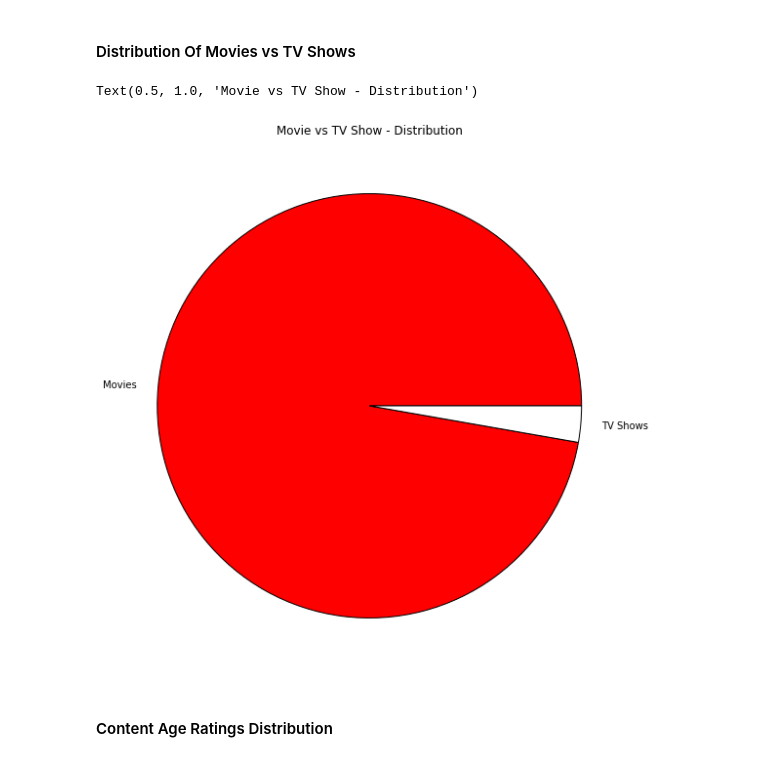
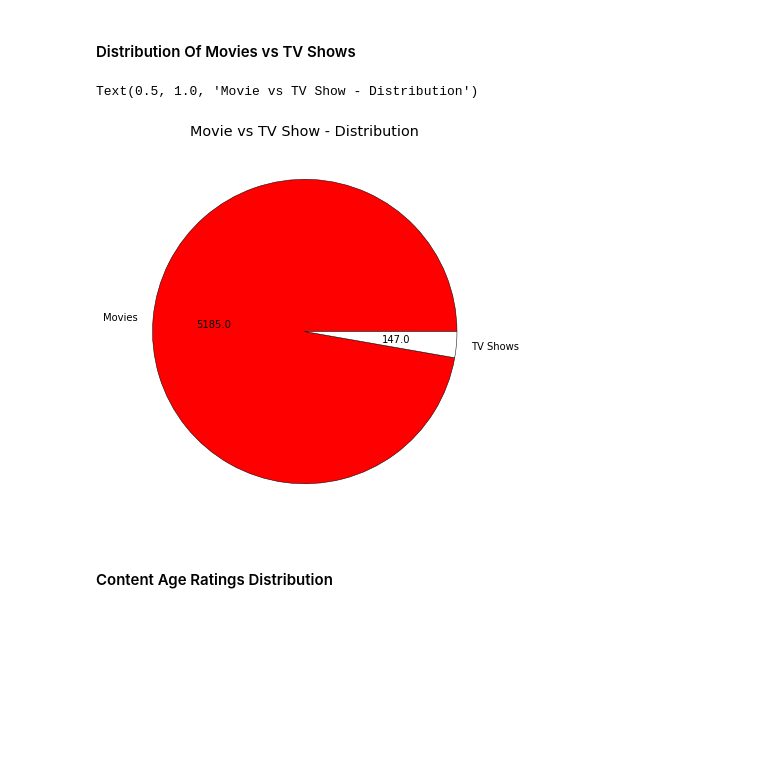
Before and after one commit to SunpreetSChahal/Netflix_EDA-ML, a Jupyter notebook: Netflix Data - EDA and ML Practice.ipynb, the cells around one changed output. Cells and saved outputs as stored; diff of their text form; code cells hidden in the pictures; blank space fills up the shorter version.

Commit message:
Add files via upload
added values to the pie

```diff
--- a/Netflix Data - EDA and ML Practice.ipynb
+++ b/Netflix Data - EDA and ML Practice.ipynb
@@ -147,19 +138,26 @@ list(cols) # List makes it easier to read
 #### Distribution Of Movies vs TV Shows
 # %%
 # Distribution Pie
-plt.figure(figsize=(15,10))
+plt.figure(figsize=(10,7))
 
 # Assign values
 movies_c = len(movies)
 tv_shows_c = len(tv_shows)
+m_and_tv_count = np.array([movies_c, tv_shows_c])
+
+# Function to plot values to the pie - this will allow us to assign the data vlaues into the pie
+def absolute_value(val):
+    a  = np.round(val/100.*m_and_tv_count.sum(), 0)
+    return a
 
 labels = ['Movies', 'TV Shows']
-plt.pie([movies_c, tv_shows_c], labels=labels, colors= ['red', 'white'], wedgeprops={'edgecolor' :'black'})
+plt.pie(m_and_tv_count, labels=labels, colors= ['red', 'white'], wedgeprops={'edgecolor' :'black'},
+       autopct=absolute_value)
 
 plt.title('Movie vs TV Show - Distribution')
 # %% [output]
 Text(0.5, 1.0, 'Movie vs TV Show - Distribution')
-[figure, old version]
+[figure, new version]
 # %% [markdown]
 #### Content Age Ratings Distribution
 # %%
```
Also changed, not shown: parts of 15 cells of this notebook.
